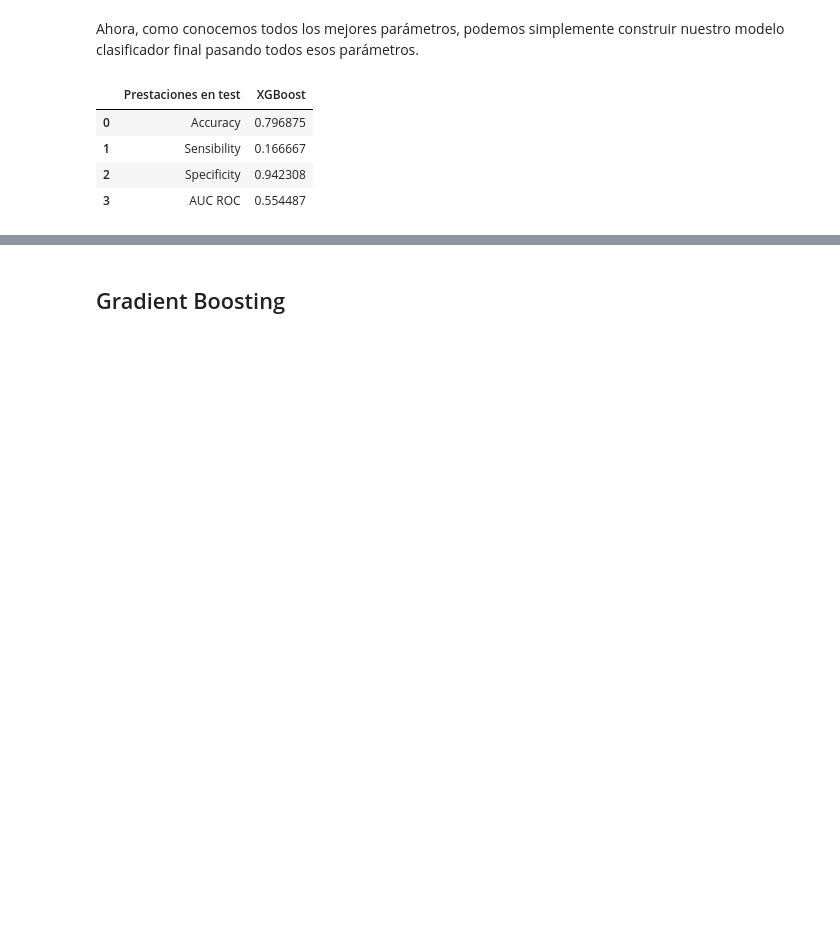
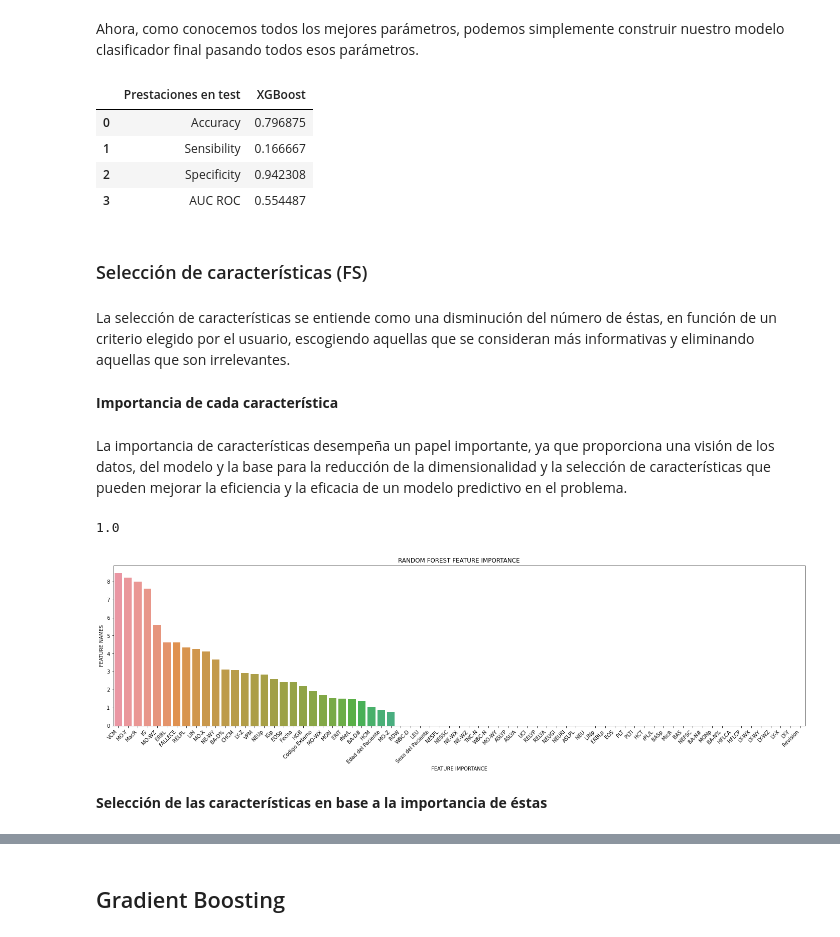
Before and after one commit to jorgealarconlucas/TFG, a Jupyter notebook: TFG.ipynb, the cells around one changed output, grey strips where cells are left out. Saved outputs shown, nothing was run; the diff lists cells and outputs as text; code cells hidden in the pictures; blank space fills up the shorter version.

```diff
--- a/TFG.ipynb
+++ b/TFG.ipynb
@@ -1415,3 +1416,47 @@ Tabla
 | 1 | Sensibility | 0.166667 |
 | 2 | Specificity | 0.942308 |
 | 3 | AUC ROC | 0.554487 |
+# %% [markdown]
+### Selección de características (FS)
+# %% [markdown]
+La selección de características se entiende como una disminución del número de éstas, en función de un criterio elegido por el usuario, escogiendo aquellas que se consideran más informativas y eliminando aquellas que son irrelevantes.
+# %% [markdown]
+**Importancia de cada característica**
+# %% [markdown]
+La importancia de características desempeña un papel importante, ya que proporciona una visión de los datos, del modelo y la base para la reducción de la dimensionalidad y la selección de características que pueden mejorar la eficiencia y la eficacia de un modelo predictivo en el problema.
+# %%
+import seaborn as sns
+#Plot feature importance
+def plot_feature_importance(importance,names,model_type):
+
+  #Create arrays from feature importance and feature names
+  feature_importance = np.array(importance)
+  feature_names = np.array(names)
+
+  #Create a DataFrame using a Dictionary
+  data={'feature_names':feature_names,'feature_importance':feature_importance}
+  fi_df = pd.DataFrame(data)
+
+  #Sort the DataFrame in order decreasing feature importance
+  fi_df.sort_values(by=['feature_importance'], ascending=False,inplace=True)
+
+  #Define size of bar plot
+  fig = plt.figure(figsize=(20,6))
+  #Plot Searborn bar chart
+  sns.barplot(y=fi_df['feature_importance'], x=fi_df['feature_names'])
+  #Add chart labels
+  plt.title(model_type + 'FEATURE IMPORTANCE')
+  plt.xlabel('FEATURE IMPORTANCE')
+  plt.ylabel('FEATURE NAMES')
+  plt.tight_layout()
+  fig.autofmt_xdate(rotation=45)
+
+
+plot_feature_importance(xgb_model.feature_importances_*100,x_train_1.columns,'RANDOM FOREST ')
+
+print(np.sum(xgb_model.feature_importances_))
+# %% [output]
+1.0
+[figure, added]
+# %% [markdown]
+**Selección de las características en base a la importancia de éstas**
```
Also changed, not shown: parts of 17 cells of this notebook.
